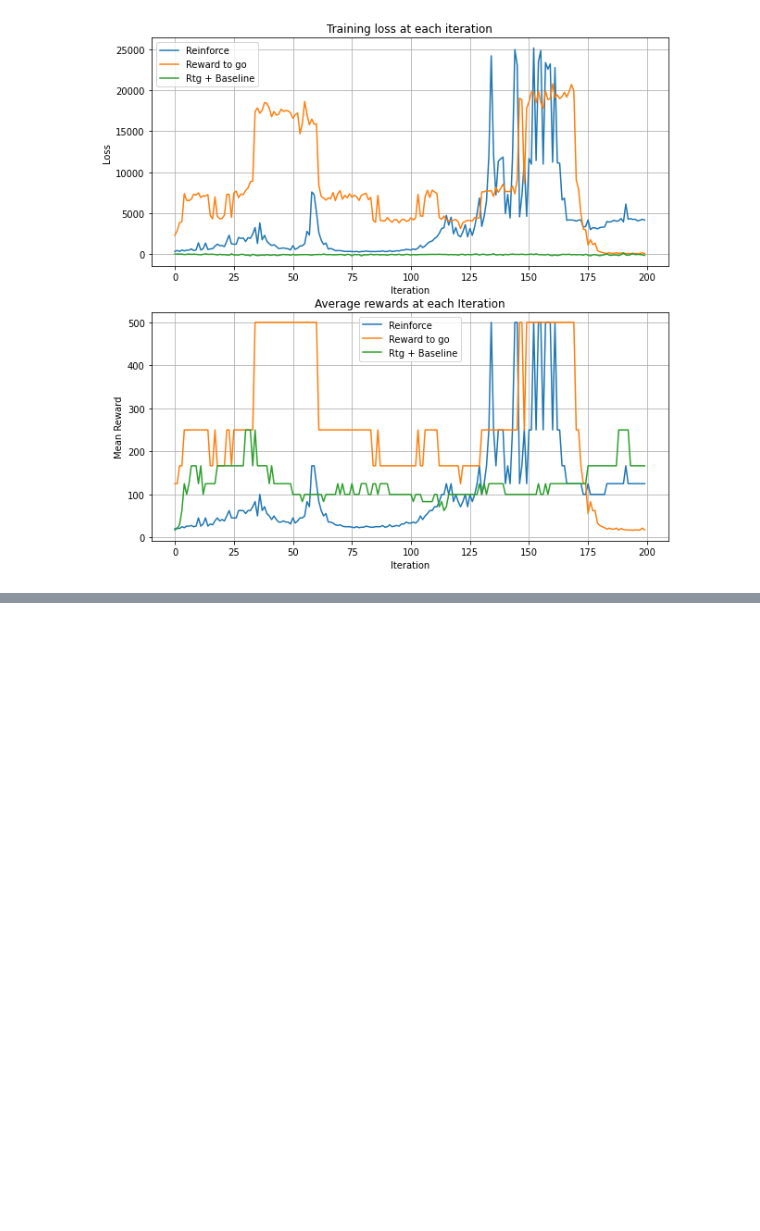
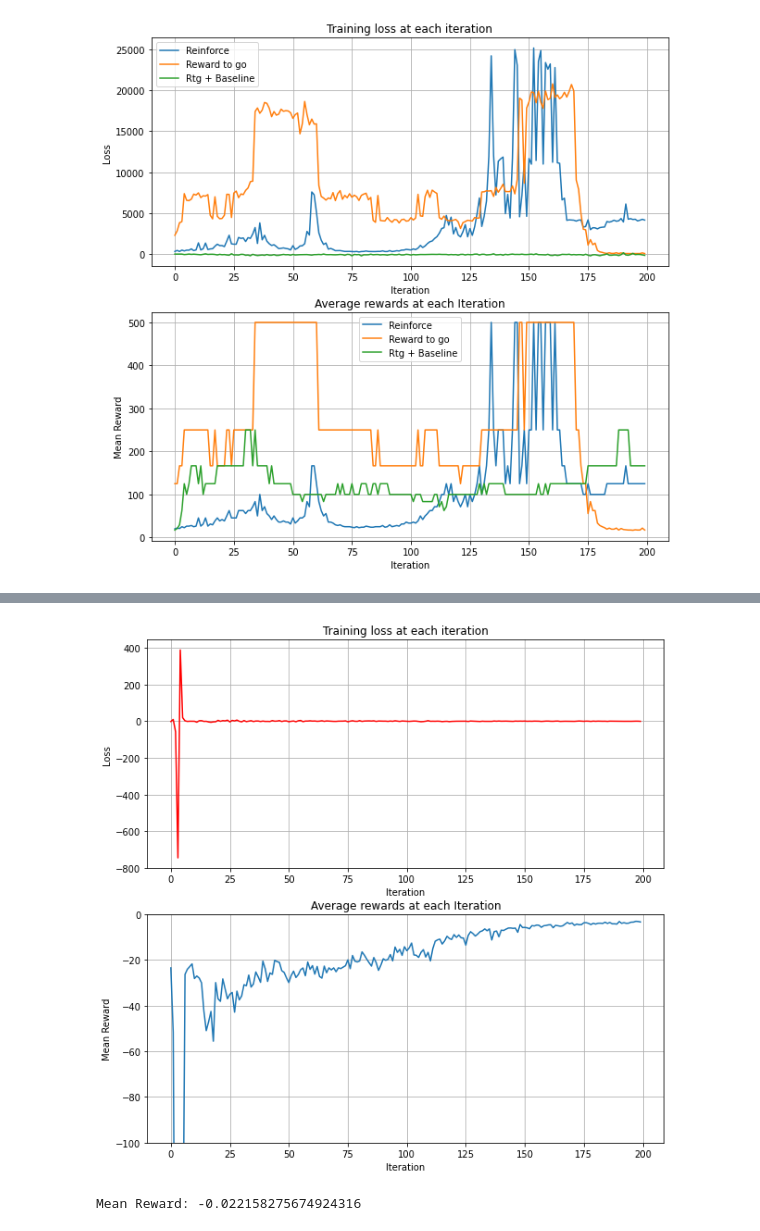
Before and after one commit to yifanwu2828/ECE276c, a Jupyter notebook: HW3/report.ipynb, the cells around one changed output, grey strips where cells are left out. Cells and saved outputs as stored; diff of their text form; code cells hidden in the pictures; blank space fills up the shorter version.

```diff
--- a/HW3/report.ipynb
+++ b/HW3/report.ipynb
@@ -164,0 +183,29 @@ Since we are using MC estimation, increasing batch size did improve the training
+# %%
+env = gym.make(f"modified_gym_env:ReacherPyBulletEnv-v1", rand_init=True)
+env.seed(0)
+
+ptu.set_random_seed(0)
+
+obs_dim = env.observation_space.shape[0] - 1  #? Why?
+act_dim = env.action_space.shape[0]
+
+policy = ptu.MLPDiagGaussianpolicy(
+    obs_dim,
+    act_dim,
+    hidden_sizes=[128, 128],
+    activation="relu",
+
+).to(ptu.device)
+print(policy)
+
+mean_reward_rtg, train_loss_rtg = vpg_with_baseline(
+    env,
+    policy,
+    num_itrs=200,
+    batch_size=2000,
+    gamma=0.9,
+    lr=1e-2,
+    baseline=True,
+    baseline_type="average",
+    verbose=True
+)
@@ -164,0 +237,32 @@ Since we are using MC estimation, increasing batch size did improve the training
+# %%
+
+f, (ax1, ax2) = plt.subplots(2, 1)
+ax1.plot(train_loss_rtg, '-r')
+ax1.set_xlabel('Iteration')
+ax1.set_ylabel('Loss')
+ax1.set_title('Training loss at each iteration')
+ax1.grid(True)
+ax2.plot(mean_reward_rtg)
+ax2.set_xlabel('Iteration')
+ax2.set_ylabel('Mean Reward')
+ax2.set_title('Average rewards at each Iteration')
+ax2.set_ylim([-100, 0])
+ax2.grid(True)
+plt.show()
+# %% [output]
+[figure, added]
+# %%
+num_episodes = 100
+for i in range(num_episodes):
+        obs = env.reset()
+        done = False
+        total_rew = 0
+        while not done:
+            act, _ = policy.get_action(ptu.to_torch(obs), deterministic=True)
+            act = ptu.to_numpy(act)
+
+            obs, rew, done, _ = env.step(act)
+            total_rew += rew
+print(f"Mean Reward: {total_rew / num_episodes}")
+# %% [output]
+Mean Reward: -0.022158275674924316
```
Also changed, not shown: parts of 8 cells of this notebook, 2 other files.
